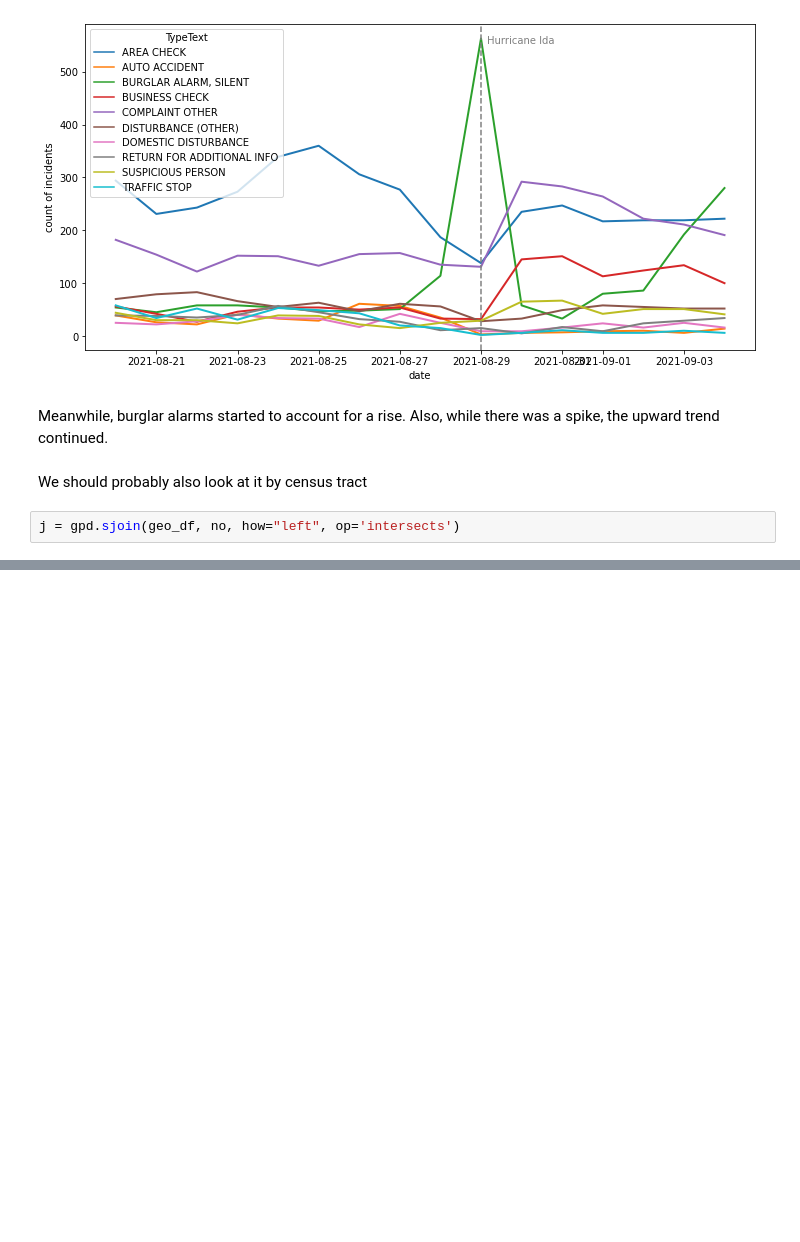
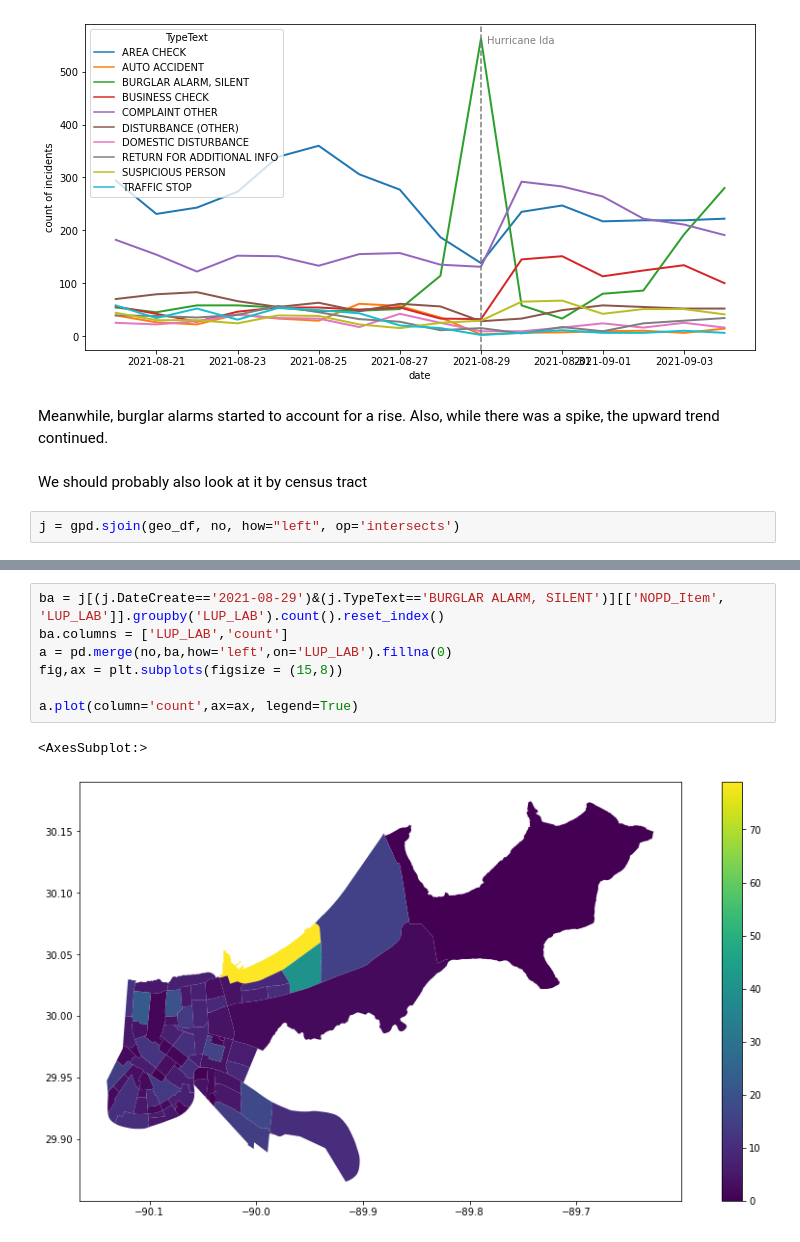
Before and after one commit to bmbejcek/nola, a Jupyter notebook: notebooks/3. Hurricane Ida Analysis.ipynb, the cells around one changed output, grey strips where cells are left out. Saved outputs shown, nothing was run; the diff lists cells and outputs as text; blank space fills up the shorter version.

```diff
--- a/notebooks/3. Hurricane Ida Analysis.ipynb
+++ b/notebooks/3. Hurricane Ida Analysis.ipynb
@@ -354,0 +219,10 @@ day_counts['forecast']=model_fit.predict(start = 10, end = 100, dynamic= True)
+# %%
+ba = j[(j.DateCreate=='2021-08-29')&(j.TypeText=='BURGLAR ALARM, SILENT')][['NOPD_Item', 'LUP_LAB']].groupby('LUP_LAB').count().reset_index()
+ba.columns = ['LUP_LAB','count']
+a = pd.merge(no,ba,how='left',on='LUP_LAB').fillna(0)
+fig,ax = plt.subplots(figsize = (15,8))
+
+a.plot(column='count',ax=ax, legend=True)
+# %% [output]
+<AxesSubplot:>
+[figure, added]
```
Also changed, not shown: parts of 13 cells of this notebook.
